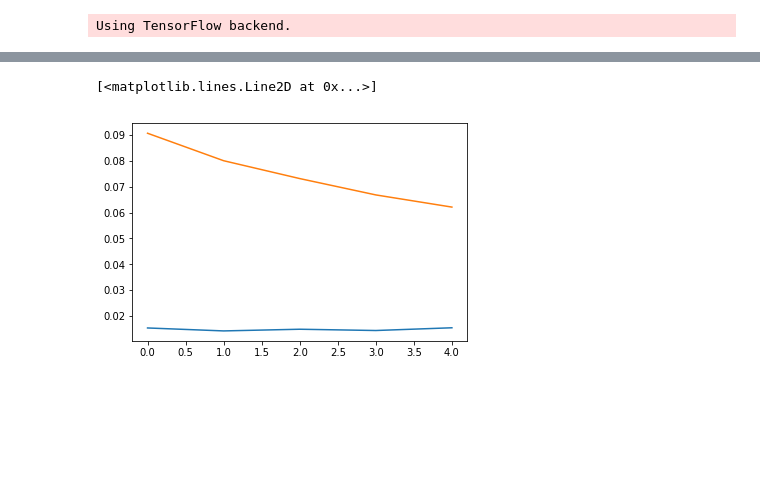
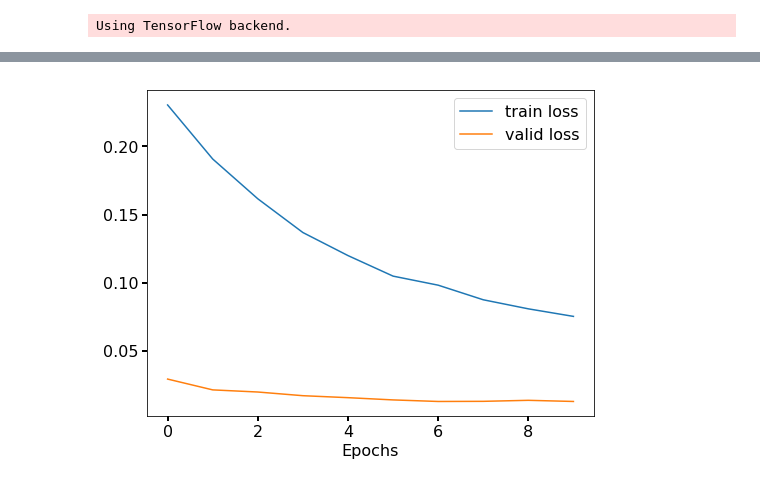
Before and after one commit to xingliuUT/CarND-Behavioral-Cloning-P3, a Jupyter notebook: image_augmentation.ipynb, the cells around one changed output, grey strips where cells are left out. Drawn from its saved outputs; the diff is of its cells as text; code cells hidden in the pictures; blank space fills up the shorter version.

Commit message:
feat: final model

```diff
--- a/image_augmentation.ipynb
+++ b/image_augmentation.ipynb
@@ -120,8 +120,8 @@ def preprocess_valid(entry):
 # %%
 def generate_train_batch(log, batch_size = 128, filter_angle = 0.1, filter_ratio = 0.9):
 
-    batch_images = np.zeros((batch_size, new_row, new_col, 3), dtype = np.uint8)
-    #batch_images = np.zeros((batch_size, new_row, new_col, 3), dtype = float)
+    #batch_images = np.zeros((batch_size, new_row, new_col, 3), dtype = np.uint8)
+    batch_images = np.zeros((batch_size, new_row, new_col, 3), dtype = float)
     batch_steering = np.zeros(batch_size, dtype = float)
 
     while 1:
@@ -238,12 +230,12 @@ def build_model(drop_prob = 0.1, show_model = False):
         model.summary()
     return model
 # %%
-drop_prob = 0.2
 n_phases = 2
 i = 0
 train_cont = [False, True]
-epochs = [15, 10]
-filter_ratio = [0.5, 0.3]
+epochs = [10, 10]
+filter_ratio = [0.5, 0.2]
+drop_prob = [0.2, 0.3]
 batch_size = 128
 # model = build_model(drop_prob)
 # adam = Adam(lr=1e-4)
@@ -253,7 +245,7 @@ checkpointer = ModelCheckpoint(filepath='weights.best.hdf5',
 
 while i < n_phases:
 
-    model = build_model(drop_prob, show_model = True)
+    model = build_model(drop_prob[i], show_model = True)
     adam = Adam(lr=1e-4)
     model.compile(loss = 'mse', optimizer = adam)
     if train_cont[i]:
@@ -270,5 +262,7 @@ while i < n_phases:
             nb_val_samples=n_entries,
             verbose = 1,
             callbacks=[checkpointer])
+    np.savetxt('history_val_loss_'+str(i)+'.txt', history.history['val_loss'])
+    np.savetxt('history_loss_'+str(i)+'.txt', history.history['loss'])
     i += 1
 # %% [output]
@@ -311,12 +310,22 @@ history = model.fit_generator(train_generator,
             nb_val_samples=n_entries,
             verbose = 1,
             callbacks=[checkpointer])
-# %%
-plt.plot(history.history['val_loss'])
-plt.plot(history.history['loss'])
-# %% [output]
-[<matplotlib.lines.Line2D at 0x...>]
-[figure, removed]
+# %%
+plt.figure(figsize = (8, 6))
+plt.plot(history.history['loss'], label = 'train loss')
+plt.plot(history.history['val_loss'], label = 'valid loss')
+#plt.plot(np.genfromtxt('history_loss_0.txt'), label = 'train loss')
+#plt.plot(np.genfromtxt('history_val_loss_0.txt'), label = 'valid loss')
+#plt.plot(np.genfromtxt('test1_history_loss_0.txt'), label = 'train loss')
+#plt.plot(np.genfromtxt('test1_history_val_loss_0.txt'), label = 'valid loss')
+plt.legend(fontsize = 16)
+plt.xlabel('Epochs', fontsize = 16)
+plt.tick_params(axis='both',which='major',labelsize=16,\
+        length=5,width=2,direction='out')
+
+plt.savefig('train_loss_success1.png')
+# %% [output]
+[figure, added]
 # %%
 model.load_weights('weights.best.hdf5')
 # %%
```
Also changed, not shown: parts of 5 cells of this notebook.
